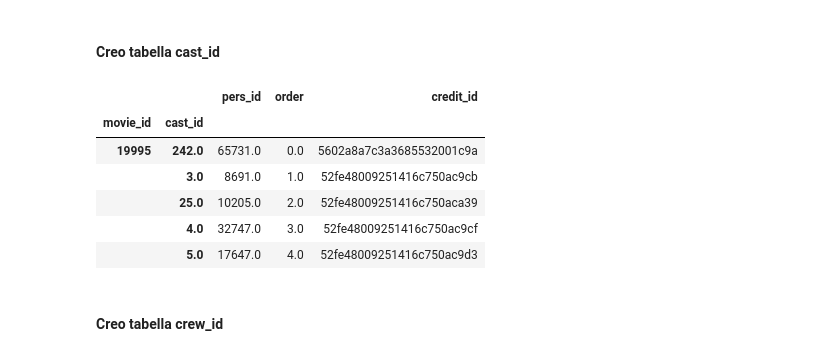
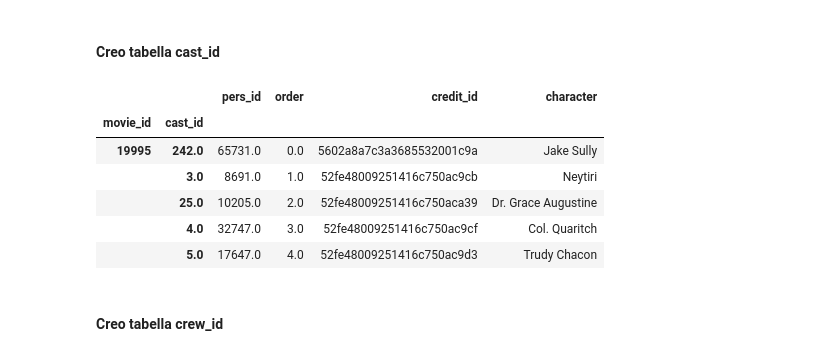
Before and after one commit to silviasantamaria/computerscience, a Jupyter notebook: NUOVO_PROJECT.ipynb, the cells around one changed output. Drawn from its saved outputs; the diff is of its cells as text; code cells hidden in the pictures.

```diff
--- a/NUOVO_PROJECT.ipynb
+++ b/NUOVO_PROJECT.ipynb
@@ -296,22 +296,22 @@ credits_id.head()
 # %%
 cast = pd.DataFrame()
 for film in list(range(0,len(credits['cast']))):
     tabjson = pd.read_json(credits['cast'][film])
     idfilm = credits['movie_id'][film]
     tabjson['movie_id'] = idfilm
     cast = pd.concat([cast, tabjson])
 cast = cast.rename(index=str, columns={'id': 'pers_id'})
-cast_id = cast[['movie_id', 'cast_id', 'pers_id', 'order', 'credit_id']]
+cast_id = cast[['movie_id', 'cast_id', 'pers_id', 'order', 'credit_id', 'character']]
 cast_id = cast_id.set_index(['movie_id','cast_id'])
 cast_id.head()
 # %% [output]
-|  |  | pers_id | order | credit_id |
-| movie_id | cast_id |  |  |  |
-| 19995 | 242.0 | 65731.0 | 0.0 | 5602a8a7c3a3685532001c9a |
-|  | 3.0 | 8691.0 | 1.0 | 52fe48009251416c750ac9cb |
-|  | 25.0 | 10205.0 | 2.0 | 52fe48009251416c750aca39 |
-|  | 4.0 | 32747.0 | 3.0 | 52fe48009251416c750ac9cf |
-|  | 5.0 | 17647.0 | 4.0 | 52fe48009251416c750ac9d3 |
+|  |  | pers_id | order | credit_id | character |
+| movie_id | cast_id |  |  |  |  |
+| 19995 | 242.0 | 65731.0 | 0.0 | 5602a8a7c3a3685532001c9a | Jake Sully |
+|  | 3.0 | 8691.0 | 1.0 | 52fe48009251416c750ac9cb | Neytiri |
+|  | 25.0 | 10205.0 | 2.0 | 52fe48009251416c750aca39 | Dr. Grace Augustine |
+|  | 4.0 | 32747.0 | 3.0 | 52fe48009251416c750ac9cf | Col. Quaritch |
+|  | 5.0 | 17647.0 | 4.0 | 52fe48009251416c750ac9d3 | Trudy Chacon |
 # %% [markdown]
 #### Creo tabella crew_id
 # %%
```
Also changed, not shown: parts of 1 cell of this notebook.
